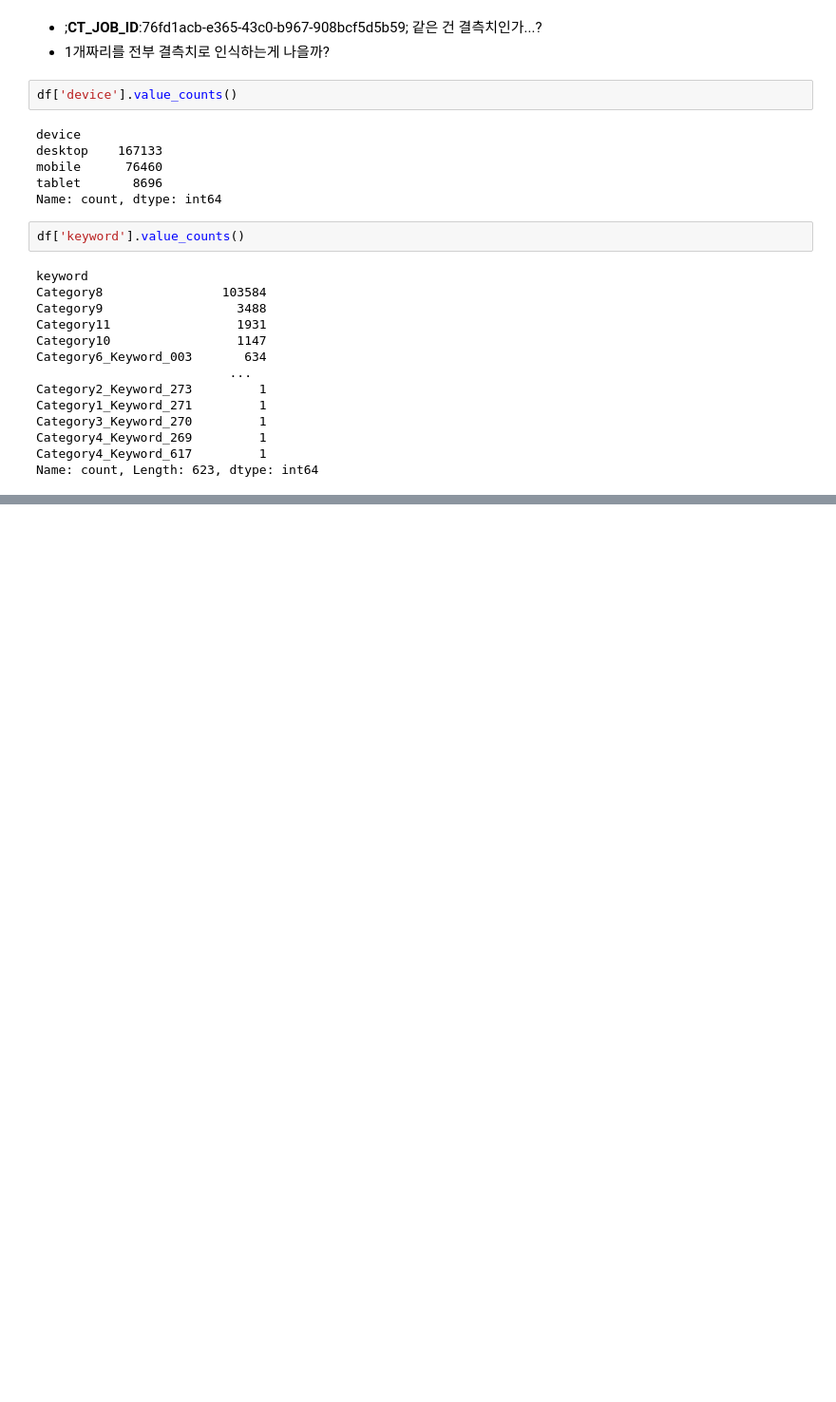
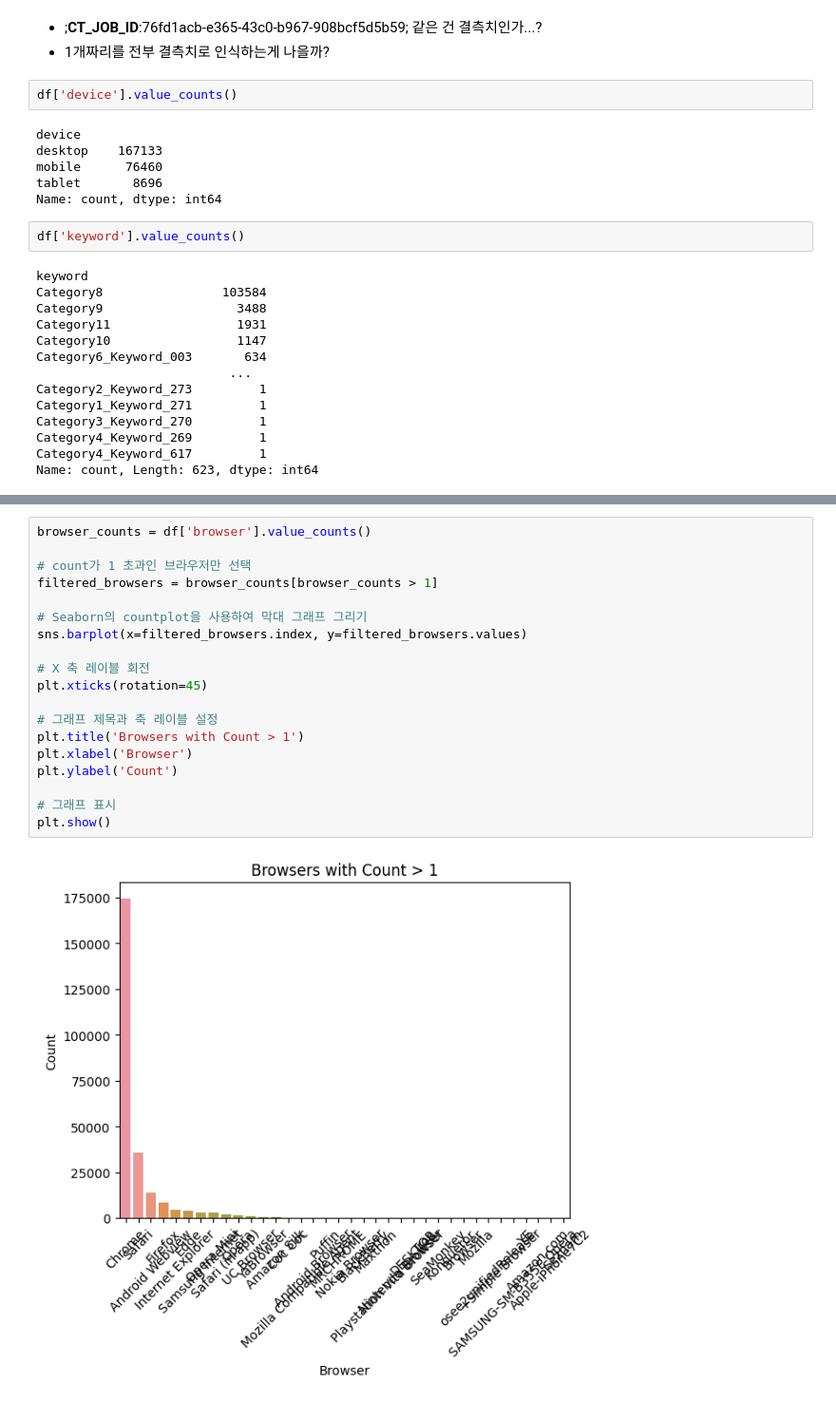
Before and after one commit to syl0702/dacon_weblog, a Jupyter notebook: analysis.ipynb, the cells around one changed output, grey strips where cells are left out. Shown at 95% size. Cells and saved outputs as stored; diff of their text form; blank space fills up the shorter version.

```diff
--- a/analysis.ipynb
+++ b/analysis.ipynb
@@ -146,0 +168,21 @@ Name: count, Length: 623, dtype: int64
+# %%
+browser_counts = df['browser'].value_counts()
+
+# count가 1 초과인 브라우저만 선택
+filtered_browsers = browser_counts[browser_counts > 1]
+
+# Seaborn의 countplot을 사용하여 막대 그래프 그리기
+sns.barplot(x=filtered_browsers.index, y=filtered_browsers.values)
+
+# X 축 레이블 회전
+plt.xticks(rotation=45)
+
+# 그래프 제목과 축 레이블 설정
+plt.title('Browsers with Count > 1')
+plt.xlabel('Browser')
+plt.ylabel('Count')
+
+# 그래프 표시
+plt.show()
+# %% [output]
+[figure, added]
```
Also changed, not shown: parts of 9 cells of this notebook.
